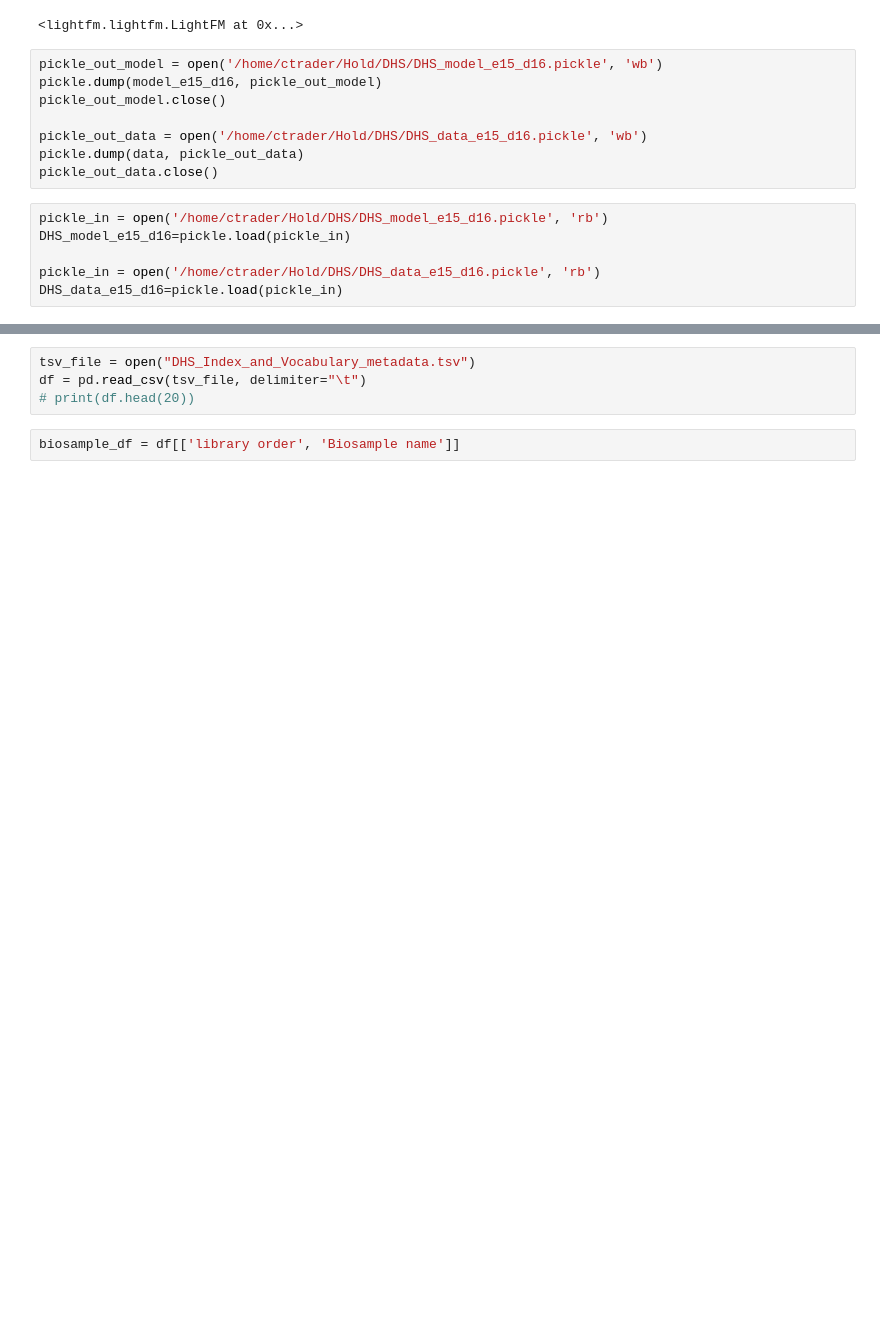
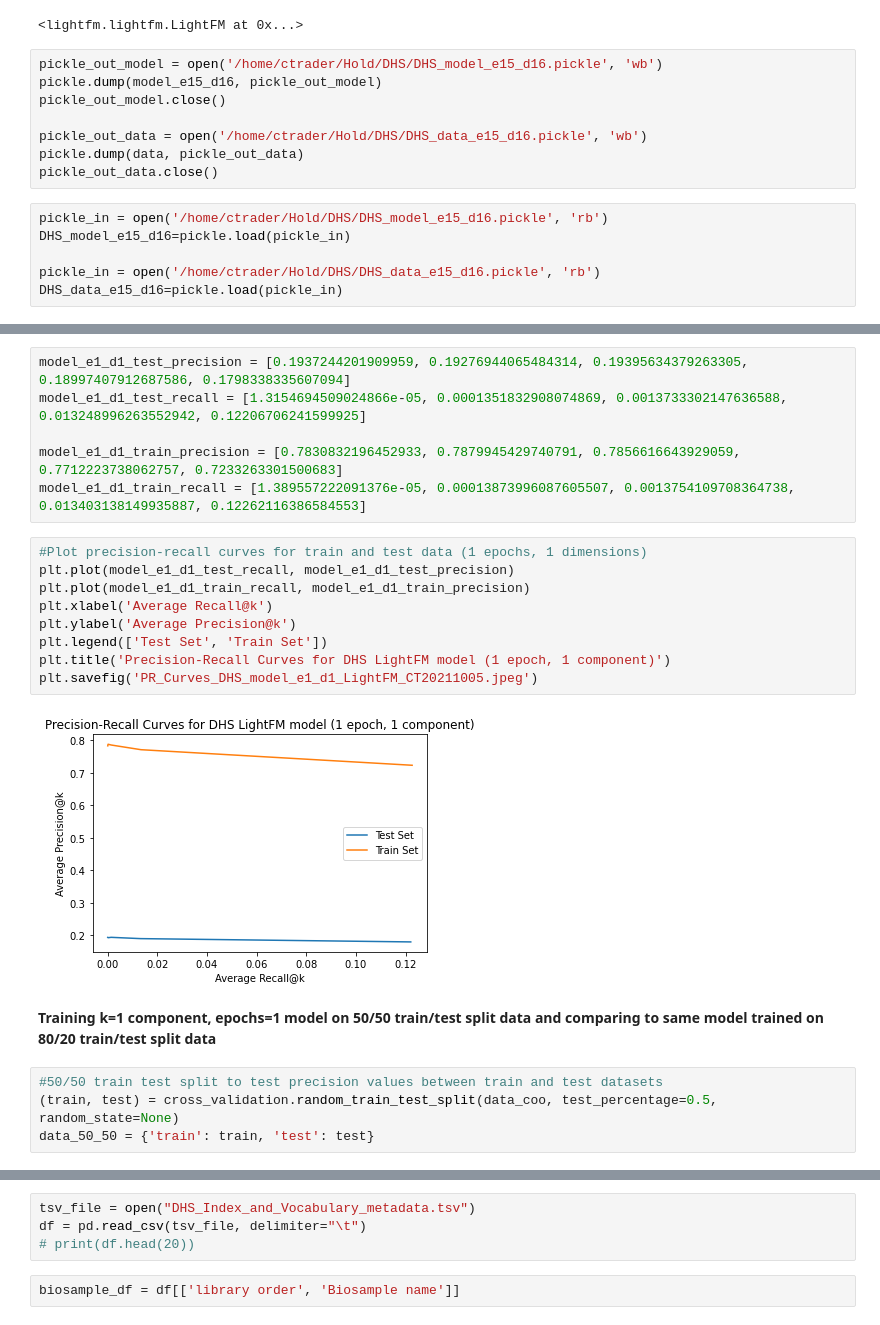
Before and after one commit to meuleman/gilbertAPI, a Jupyter notebook: recommendersystems/lightfm/DHS/LightFM_DHS_CT20210922.ipynb, the cells around one changed output, grey strips where cells are left out. Saved outputs shown, nothing was run; the diff lists cells and outputs as text; blank space fills up the shorter version.

```diff
--- a/recommendersystems/lightfm/DHS/LightFM_DHS_CT20210922.ipynb
+++ b/recommendersystems/lightfm/DHS/LightFM_DHS_CT20210922.ipynb
@@ -102,0 +308,23 @@ print(top_items[0:3])
+# %%
+model_e1_d1_test_precision = [0.1937244201909959, 0.19276944065484314, 0.19395634379263305, 0.18997407912687586, 0.1798338335607094]
+model_e1_d1_test_recall = [1.3154694509024866e-05, 0.0001351832908074869, 0.0013733302147636588, 0.013248996263552942, 0.12206706241599925]
+
+model_e1_d1_train_precision = [0.7830832196452933, 0.7879945429740791, 0.7856616643929059, 0.7712223738062757, 0.7233263301500683]
+model_e1_d1_train_recall = [1.389557222091376e-05, 0.00013873996087605507, 0.0013754109708364738, 0.013403138149935887, 0.12262116386584553]
+# %%
+#Plot precision-recall curves for train and test data (1 epochs, 1 dimensions)
+plt.plot(model_e1_d1_test_recall, model_e1_d1_test_precision)
+plt.plot(model_e1_d1_train_recall, model_e1_d1_train_precision)
+plt.xlabel('Average Recall@k')
+plt.ylabel('Average Precision@k')
+plt.legend(['Test Set', 'Train Set'])
+plt.title('Precision-Recall Curves for DHS LightFM model (1 epoch, 1 component)')
+plt.savefig('PR_Curves_DHS_model_e1_d1_LightFM_CT20211005.jpeg')
+# %% [output]
+[figure, added]
+# %% [markdown]
+**Training k=1 component, epochs=1 model on 50/50 train/test split data and comparing to same model trained on 80/20 train/test split data**
+# %%
+#50/50 train test split to test precision values between train and test datasets
+(train, test) = cross_validation.random_train_test_split(data_coo, test_percentage=0.5, random_state=None)
+data_50_50 = {'train': train, 'test': test}
```
Also changed, not shown: parts of 99 cells of this notebook.
